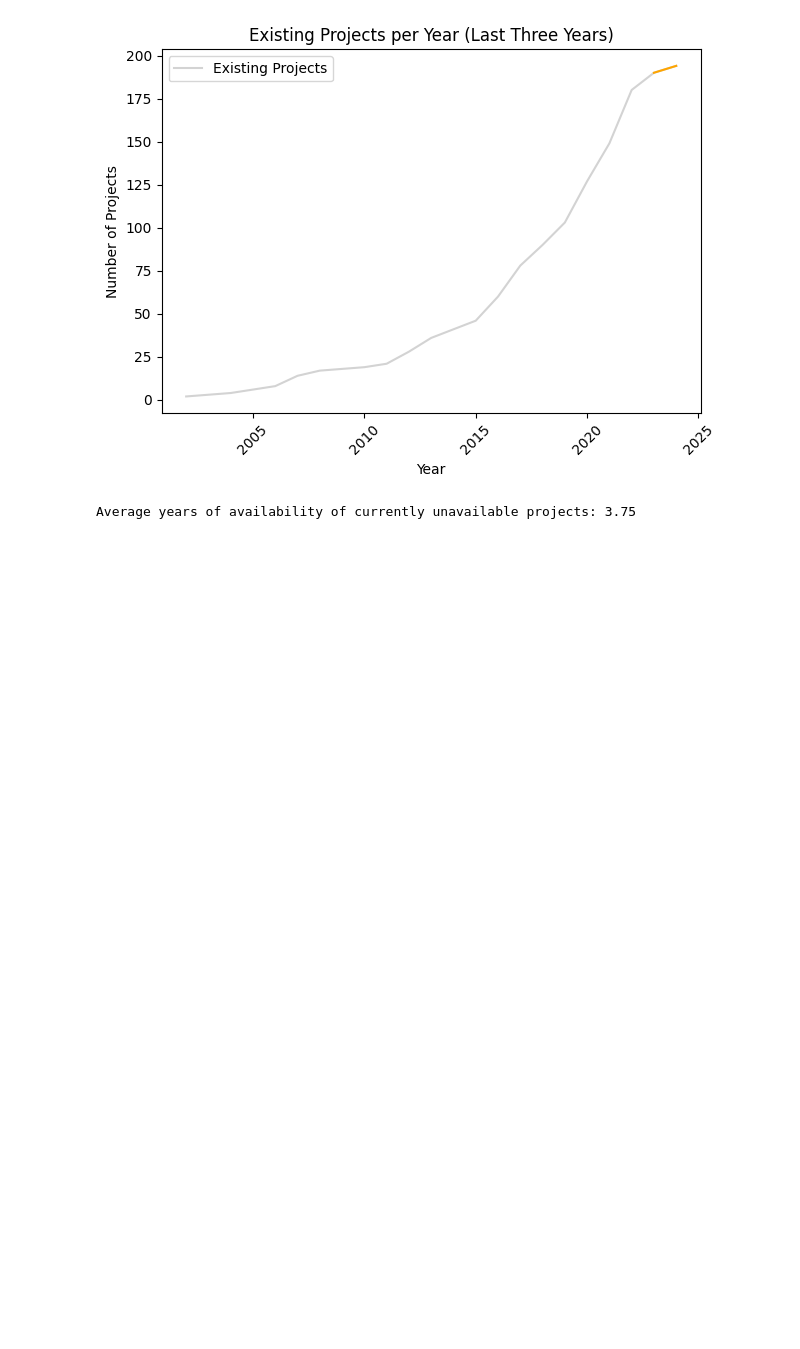
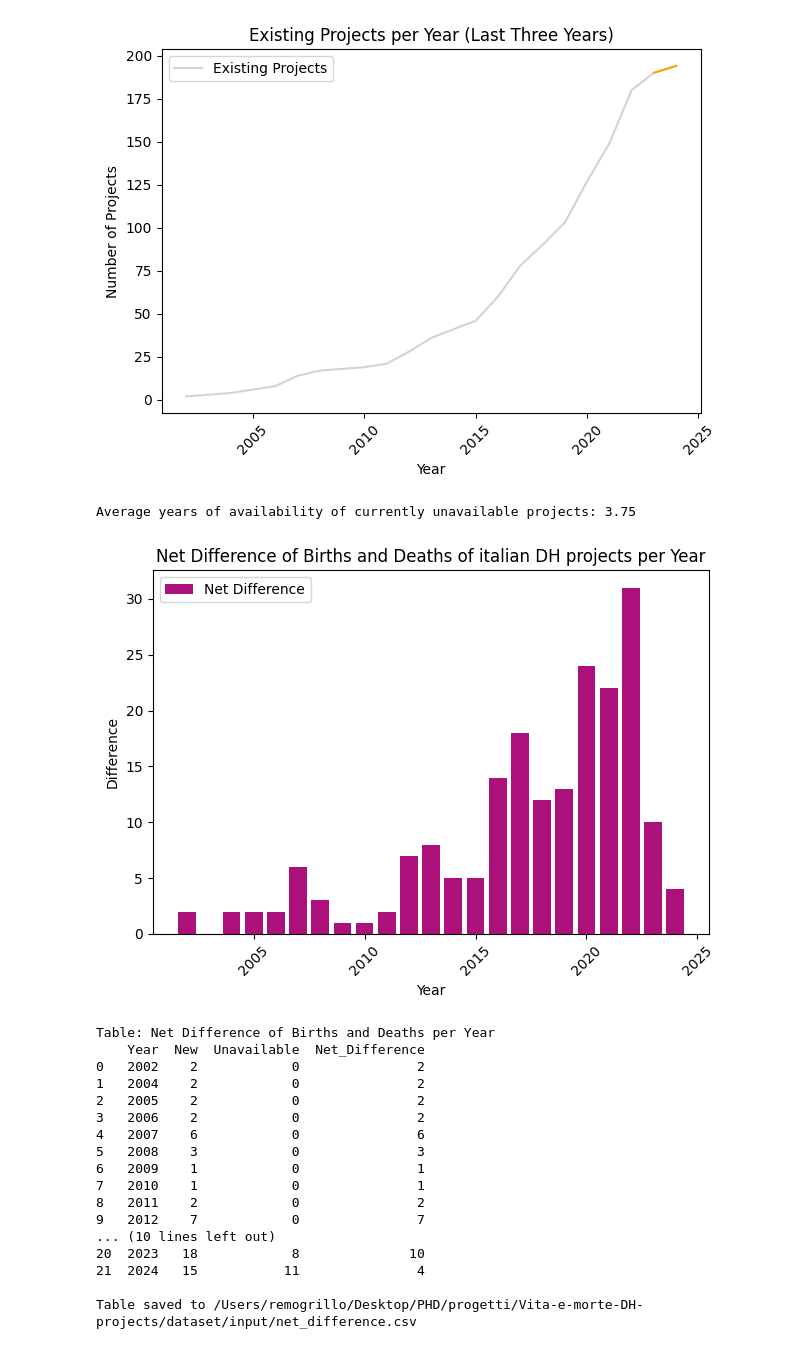
Before and after one commit to gspinaci/Vita-e-morte-DH-projects, a Jupyter notebook: dataset/input/make_chart.ipynb, the cells around one changed output. Cells and saved outputs as stored; diff of their text form; code cells hidden in the pictures; blank space fills up the shorter version.

```diff
--- a/dataset/input/make_chart.ipynb
+++ b/dataset/input/make_chart.ipynb
@@ -192,6 +192,6 @@ plt.show()
 # %%
 # Plot the line graph for existing projects per year
-df_years['Existing'] = df_years.apply(lambda row: row['Available'] - row['Unavailable'], axis=1).cumsum()
+df_years['Existing'] = df_years.apply(lambda row: row['New'] - row['Unavailable'], axis=1).cumsum()
 
 fig, ax = plt.subplots()
 ax.plot(df_years['Year'], df_years['Existing'], label='Existing Projects', color='lightgrey')
@@ -220,3 +220,51 @@ average_years_existing = unavailable_projects['Years_Existing'].dropna().mean()
 print(f"Average years of availability of currently unavailable projects: {average_years_existing:.2f}")
 # %% [output]
 Average years of availability of currently unavailable projects: 3.75
+# %%
+# Calculate the net difference (births - deaths) per year
+df_years['Net_Difference'] = df_years.apply(
+    lambda row: row['New'] - row['Unavailable'], axis=1
+)
+
+# Plot the net difference as a bar chart
+fig, ax = plt.subplots()
+ax.bar(df_years['Year'], df_years['Net_Difference'], color='#ac117b', label='Net Difference')
+
+ax.set_title('Net Difference of Births and Deaths of italian DH projects per Year')
+ax.set_xlabel('Year')
+ax.set_ylabel('Difference')
+plt.xticks(rotation=45)
+ax.axhline(0, color='grey', linewidth=0.8, linestyle='--')  # Add a horizontal line at 0 for reference
+plt.legend()
+plt.tight_layout()
+
+plt.show()
+
+# Display the table with the Net Difference
+df_difference_table = df_years[['Year', 'New', 'Unavailable', 'Net_Difference']].copy()
+print("\nTable: Net Difference of Births and Deaths per Year")
+print(df_difference_table)
+
+# Optionally, save the table to a CSV file
+difference_table_path = os.path.join(dir_path, "net_difference.csv")
+df_difference_table.to_csv(difference_table_path, index=False)
+print(f"\nTable saved to {difference_table_path}")
+# %% [output]
+[figure, added]
+Table: Net Difference of Births and Deaths per Year
+    Year  New  Unavailable  Net_Difference
+0   2002    2            0               2
+1   2004    2            0               2
+2   2005    2            0               2
+3   2006    2            0               2
+4   2007    6            0               6
+5   2008    3            0               3
+6   2009    1            0               1
+7   2010    1            0               1
+8   2011    2            0               2
+9   2012    7            0               7
+... (10 lines left out)
+20  2023   18            8              10
+21  2024   15           11               4
+
+Table saved to /Users/remogrillo/Desktop/PHD/progetti/Vita-e-morte-DH-projects/dataset/input/net_difference.csv
```
Also changed, not shown: parts of 5 cells of this notebook.
